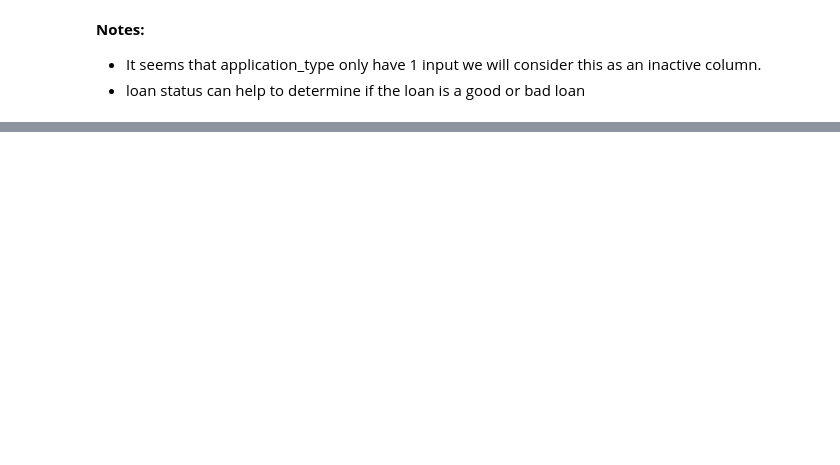
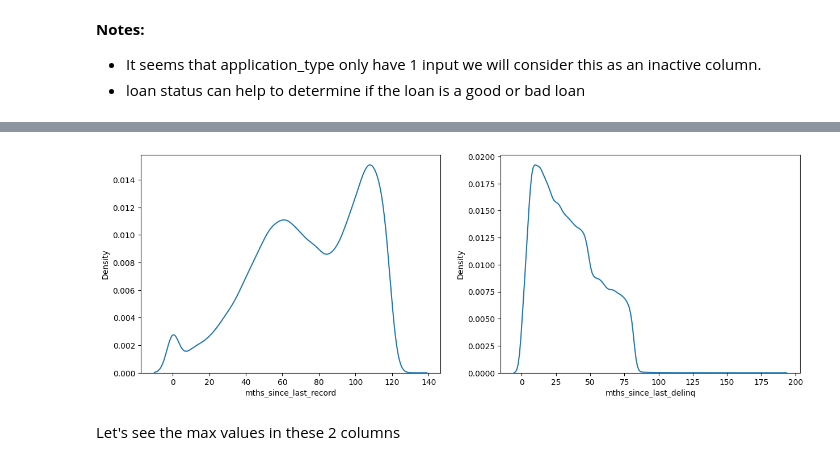
Before and after one commit to khalifaumana/VIX-Rakamin-IDX, a Jupyter notebook: dataPreprocessing.ipynb, the cells around one changed output, grey strips where cells are left out. Saved outputs shown, nothing was run; the diff lists cells and outputs as text; code cells hidden in the pictures; blank space fills up the shorter version.

```diff
--- a/dataPreprocessing.ipynb
+++ b/dataPreprocessing.ipynb
@@ -302,0 +389,5 @@ plt.show()
+# %%
+AssessmentCategorical = list(set(CategoricalColumns) & set(assessmentColumns))
+#as per note on categorical columns that 'application_type' only consists with 1 value, we will drop it
+AssessmentCategorical.remove('application_type')
+print(AssessmentCategorical)
@@ -302,0 +396,7 @@ plt.show()
+# %%
+AssessmentNumerical = list(set(numCols) & set(assessmentColumns))
+#dropping identifier columns
+AssessmentNumerical.remove('id')
+AssessmentNumerical.remove('member_id')
+
+print(AssessmentNumerical)
@@ -302,0 +405,3 @@ plt.show()
+# %%
+selectedFeatures = AssessmentNumerical + AssessmentCategorical + targetFeature
+print(selectedFeatures)
@@ -302,0 +410,3 @@ plt.show()
+# %%
+df_selected = df[selectedFeatures]
+df_selected
@@ -302,0 +474,17 @@ plt.show()
+# %%
+fig = plt.figure(figsize=(15,5))
+
+columns = 2
+rows = 1
+
+fig.add_subplot(rows, columns, 1)
+sns.kdeplot(data=df_selected, x='mths_since_last_record')
+
+fig.add_subplot(rows, columns, 2)
+sns.kdeplot(data=df_selected, x='mths_since_last_delinq')
+
+plt.show()
+# %% [output]
+[figure, added]
+# %% [markdown]
+Let's see the max values in these 2 columns
```
Also changed, not shown: parts of 84 cells of this notebook, 2 other files.
